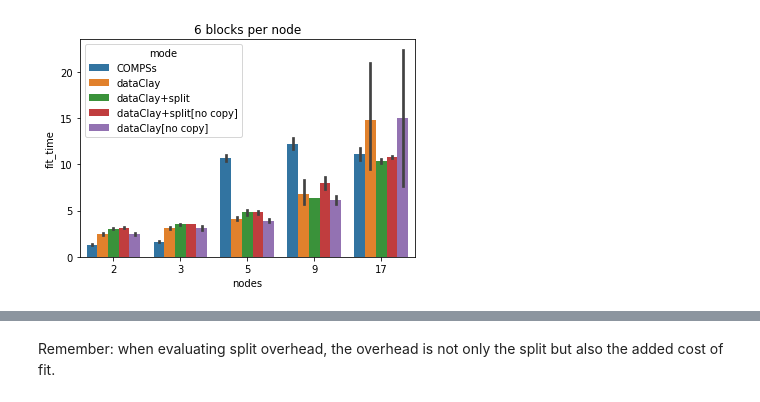
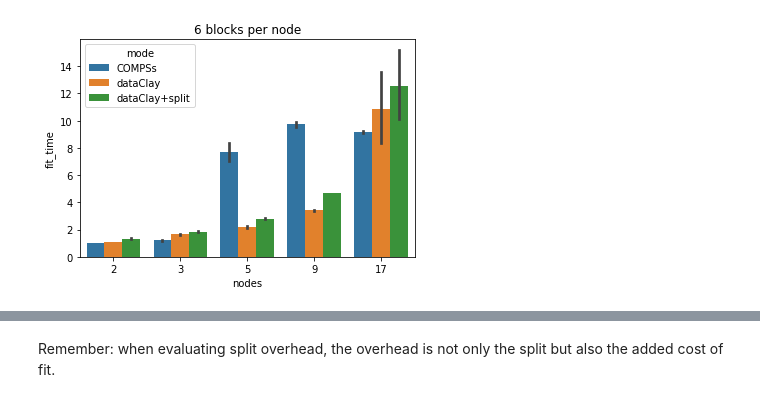
Before and after one commit to bsc-dom/split-miniapps, a Jupyter notebook: analysis/neighbors.ipynb, the cells around one changed output, grey strips where cells are left out. Saved outputs shown, nothing was run; the diff lists cells and outputs as text; code cells hidden in the pictures.

```diff
--- a/analysis/neighbors.ipynb
+++ b/analysis/neighbors.ipynb
@@ -25,6 +25,9 @@ df.query("start_ts > '2022-06-01'", inplace=True)
 
 # Some bogus executions when testing copy stuff flags
 df.query("(id < 24082000) or (id > 24083000)", inplace=True)
+
+# I botched up a series of execution that are useless
+df.query("n_blocks_fit >= ((nodes - 1) * 2)", inplace=True)
 # %%
 edf = df.explode("kneighbors_time").sort_values('mode')
 edf['kneighbors_time'] = edf['kneighbors_time'].astype(float)
@@ -77,9 +79,9 @@ data.groupby(["nodes", "mode"]).mean()
 |  | dataClay+split[no copy] | 2.408348e+07 | 1.0 | 1.0 | 2.0 | 48.0 | 1.0 | ... |
 |  | dataClay[no copy] | 2.408348e+07 | 1.0 | 0.0 | 2.0 | 48.0 | 1.0 | ... |
 # %%
-data = edf.query('(nodes - 1) * 6 == n_blocks_fit')
+data = edf.query('(nodes - 1) * 2 == n_blocks_fit')
 sns.barplot(data=data, x="nodes", hue="mode", y="fit_time")
 plt.title("6 blocks per node")
 plt.show()
 # %% [output]
-[figure, old version]
+[figure, new version]
```
Also changed, not shown: parts of 14 cells of this notebook, 48 other files.
